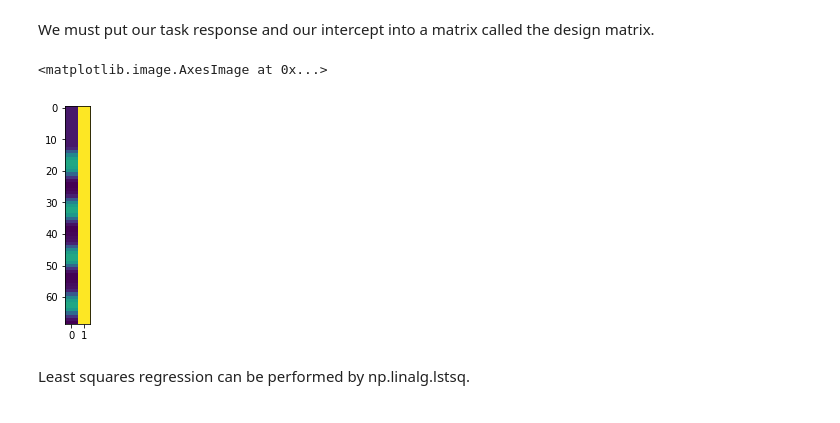
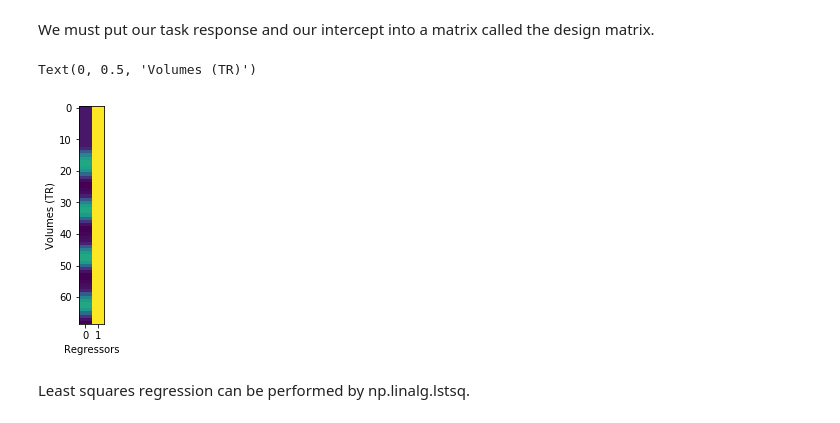
Before and after one commit to carpentries-incubator/SDC-BIDS-fMRI, a Jupyter notebook: bin/05a_general-linear-model-task-based_solutions.ipynb, the cells around one changed output. Drawn from its saved outputs; the diff is of its cells as text; code cells hidden in the pictures.

```diff
--- a/bin/05a_general-linear-model-task-based_solutions.ipynb
+++ b/bin/05a_general-linear-model-task-based_solutions.ipynb
@@ -172,11 +172,13 @@ We must put our task response and our intercept into a matrix called the design
 # %%
 # Our design matrix right now is just our regressor and an offset so our fit is: Y = AX+B+epsilon
 X = np.stack((task_convolved, np.ones_like(task_convolved)),axis=1)
 plt.figure()
 plt.imshow(X[1:70,:], aspect=0.25)
+plt.xlabel('Regressors')
+plt.ylabel('Volumes (TR)')
 # %% [output]
-<matplotlib.image.AxesImage at 0x...>
+Text(0, 0.5, 'Volumes (TR)')
-[figure, old version]
+[figure, new version]
 # %% [markdown]
 Least squares regression can be performed by np.linalg.lstsq.
 # %%
```
Also changed, not shown: parts of 1 cell of this notebook.
